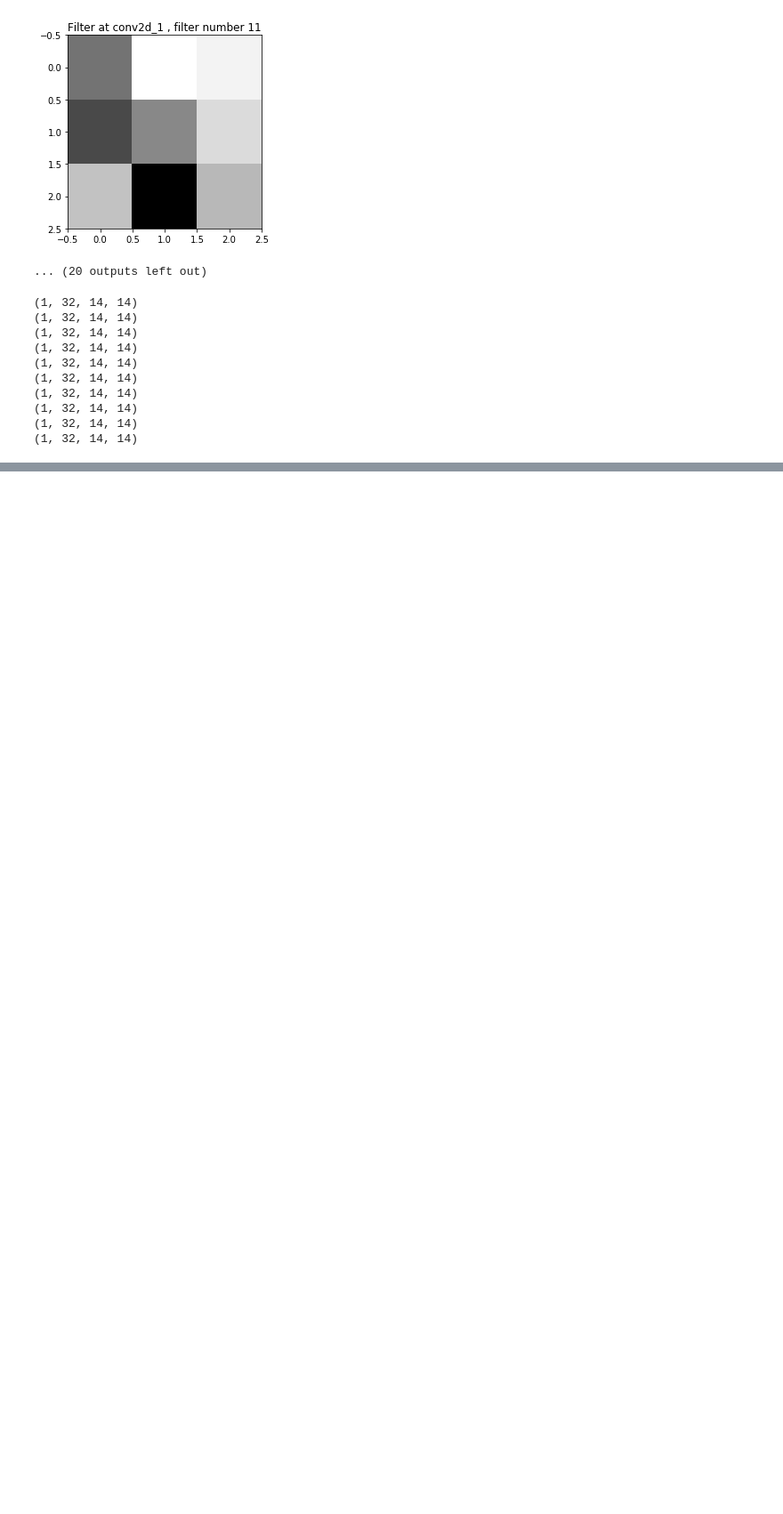
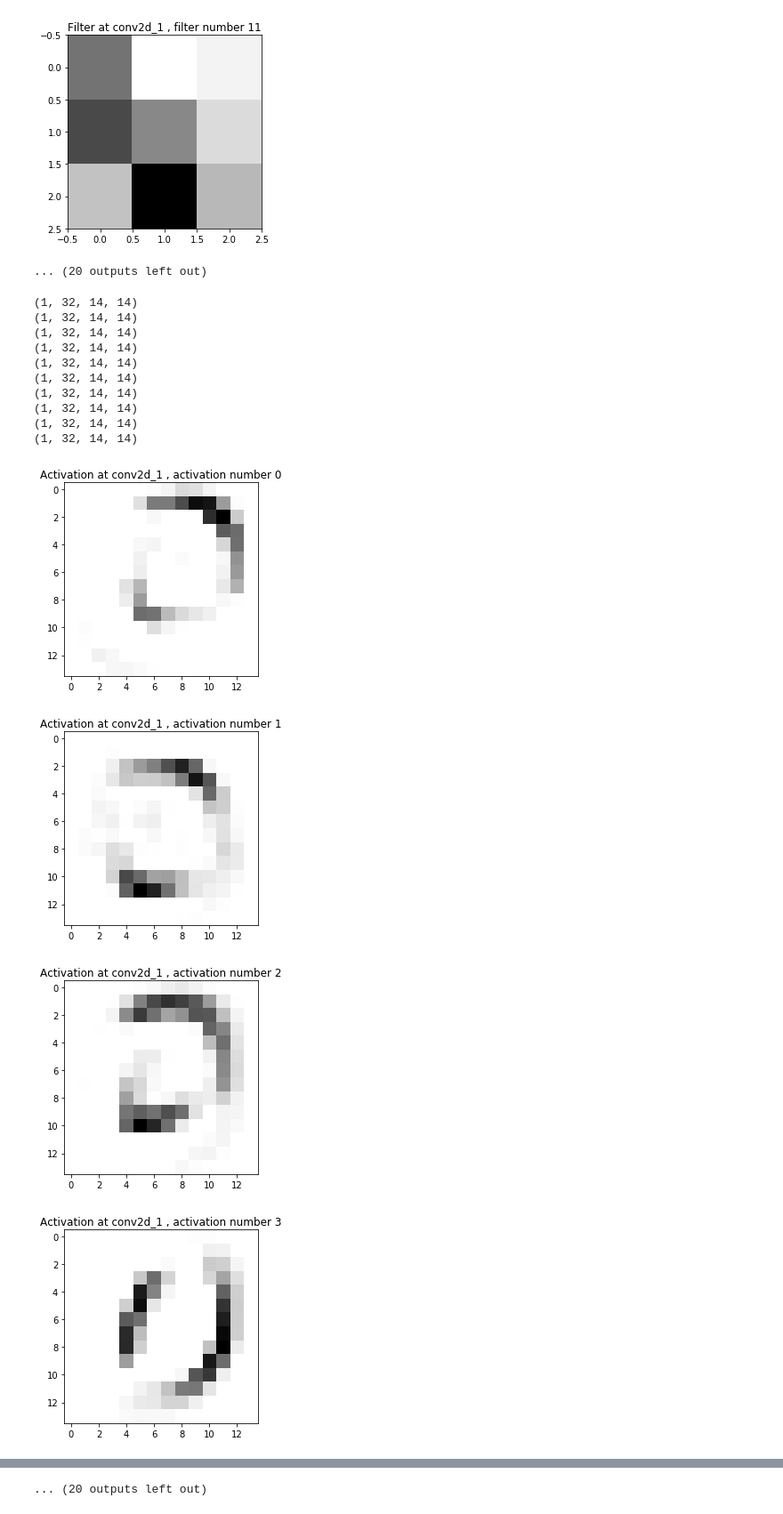
Before and after one commit to varun19299/EE6132-DL, a Jupyter notebook: assign-2/mnist/visulaise.ipynb, the cells around one changed output, grey strips where cells are left out. Shown at 89% size. Cells and saved outputs as stored; diff of their text form; code cells hidden in the pictures; blank space fills up the shorter version.

```diff
--- a/assign-2/mnist/visulaise.ipynb
+++ b/assign-2/mnist/visulaise.ipynb
@@ -152,7 +147,7 @@ inter_model=intermediate_model(model.input,model.get_layer("conv2d_1").output)
 count=0
 
 for x,t in test_ds:
-    if count <10:
+    if count <2:
         print(inter_model.predict(x,batch_size=1).shape)
         count+=1
     else:
@@ -168,3 +163,35 @@ for x,t in test_ds:
 (1, 32, 14, 14)
 (1, 32, 14, 14)
 (1, 32, 14, 14)
+# %%
+def visualise_activation(model,image,layer_name="conv2d"):
+    '''
+    Visualise weights of a layer.
+
+    Only the convolutional layers.
+    '''
+    # Path to save
+    path='/tmp/tensorflow/mnist/vis/'
+
+    if not os.path.exists(path):
+        os.makedirs(path)
+
+    def _intermediate_model(inputs,outputs):
+        return tf.keras.Model(inputs,outputs)
+
+    _inter_model=_intermediate_model(model.input,model.get_layer(layer_name).output)
+
+    out=np.squeeze(inter_model.predict(image,batch_size=1))
+
+    for j in range(out.shape[0]):
+        plt.imshow(out[j,:,:],cmap='Greys')
+        plt.title("Activation at {} , activation number {}".format(layer_name,j))
+        plt.savefig(os.path.join(path,"activation-{}-{}.jpg".format(layer_name,j)))
+        plt.show()
+# %%
+visualise_activation(model,x,"conv2d_1")
+# %% [output]
+[figure, added]
+[figure, added]
+[figure, added]
+[figure, added]
@@ -170,0 +206 @@ for x,t in test_ds:
+... (20 outputs left out)
```
Also changed, not shown: parts of 7 cells of this notebook, 12 other files.
